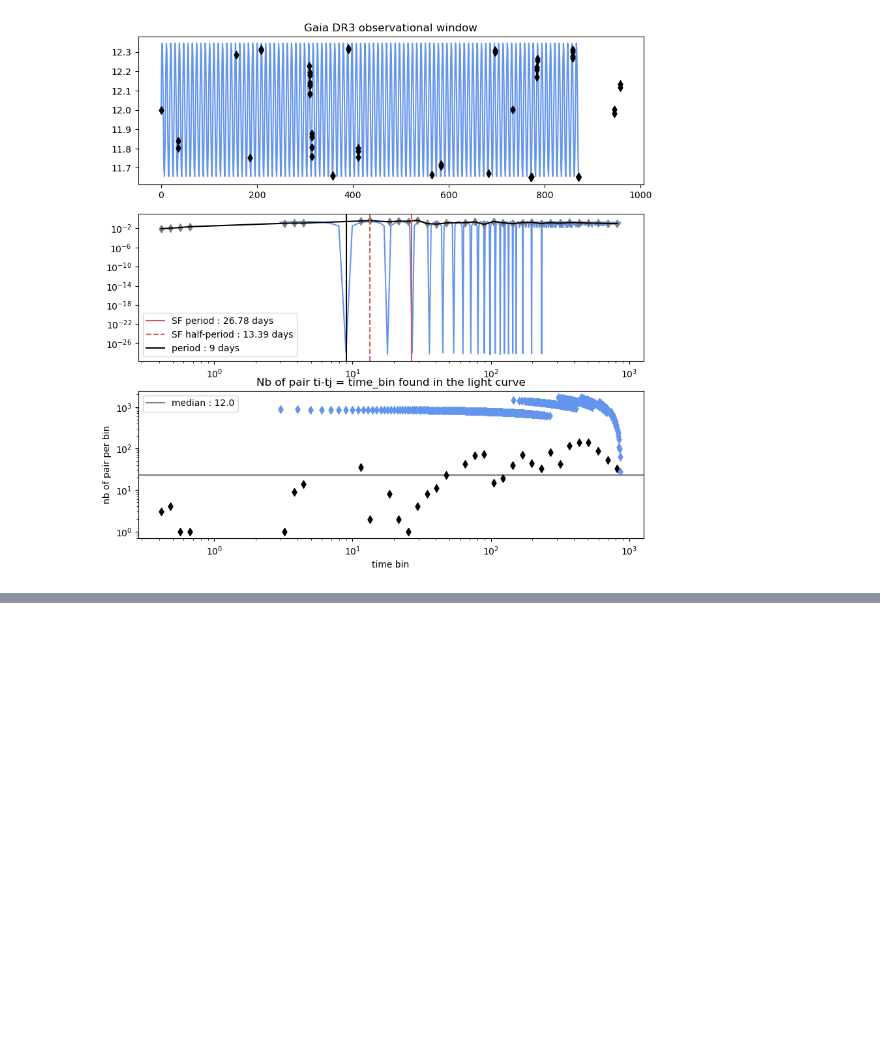
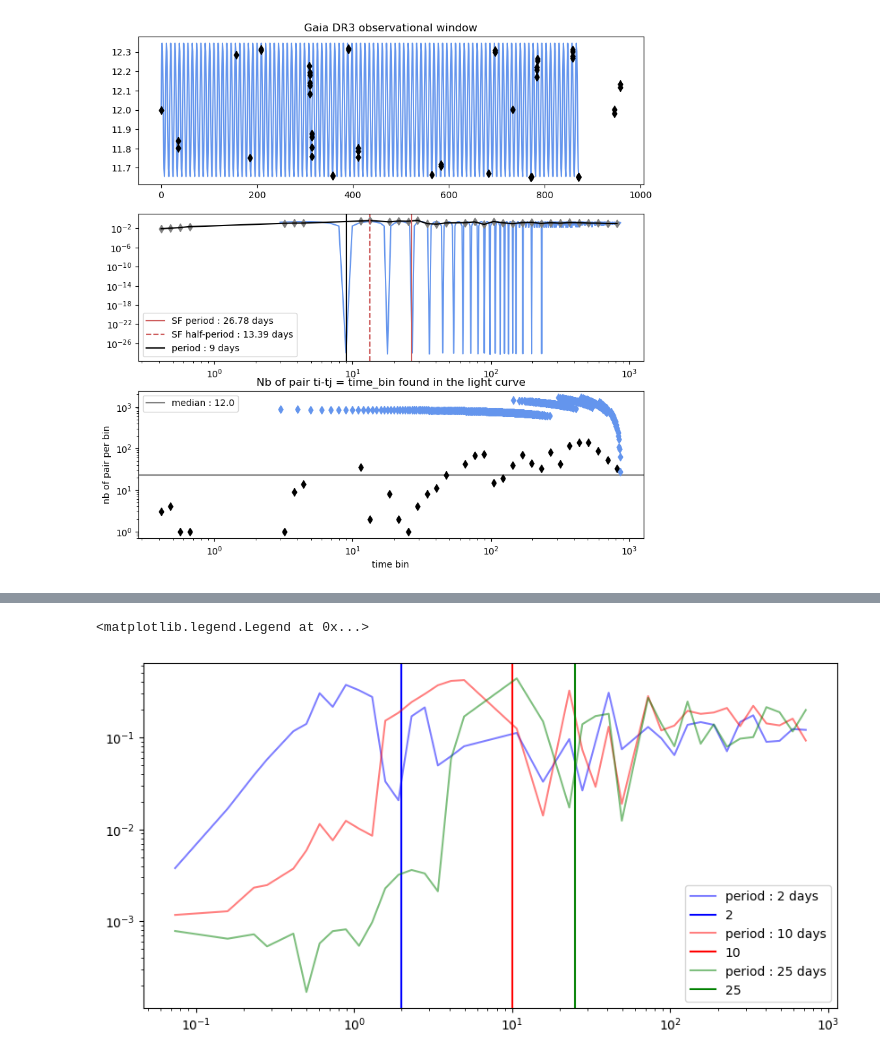
Before and after one commit to juliaroquette/VariabilityIndexes, a Jupyter notebook: jupyter/Gaia_SF.ipynb, the cells around one changed output, grey strips where cells are left out. Saved outputs shown, nothing was run; the diff lists cells and outputs as text; code cells hidden in the pictures; blank space fills up the shorter version.

```diff
--- a/jupyter/Gaia_SF.ipynb
+++ b/jupyter/Gaia_SF.ipynb
@@ -463,0 +476,12 @@ plt.show()
+# %%
+#Parameters
+periods  = [2, 10, 25]    #days
+amps      = [0.7, 0.7, 0.7]  #mag
+med_mags  = [10, 10, 10]   #mag
+
+#Gaia sampling
+lc = pd.DataFrame({'times' : times})
+for i, period in enumerate(periods) :
+    lc[f'mag_{period}'] = med_mags[i] + amps[i]/2 * np.sin(2 * np.pi * (times - min(times))/period) + np.random.normal(0, 0.02, len(times))
+
+lc
@@ -463,0 +506,14 @@ plt.show()
+# %%
+#Structure function for light curve with gaia sampling
+colors = ['blue', 'red', 'green']
+plt.figure(figsize = (10, 5))
+for i, period in enumerate(periods) :
+    sf_tmp, t_log_tmp, it_tmp        = structure_function_slow(np.array(lc[f'mag_{period}']), np.array(times-min(times)),\
+                                                   interp = False, num_bins = 50)
+    ts_tmp                = find_timescale(sf_tmp, t_log_tmp)
+    plt.loglog(t_log_tmp, sf_tmp, label = f'period : {period} days', c = colors[i], alpha = .5)
+    plt.axvline(period, label = f'{period}', c = colors[i])
+plt.legend()
+# %% [output]
+<matplotlib.legend.Legend at 0x...>
+[figure, added]
```
Also changed, not shown: parts of 11 cells of this notebook, 2 other files.
